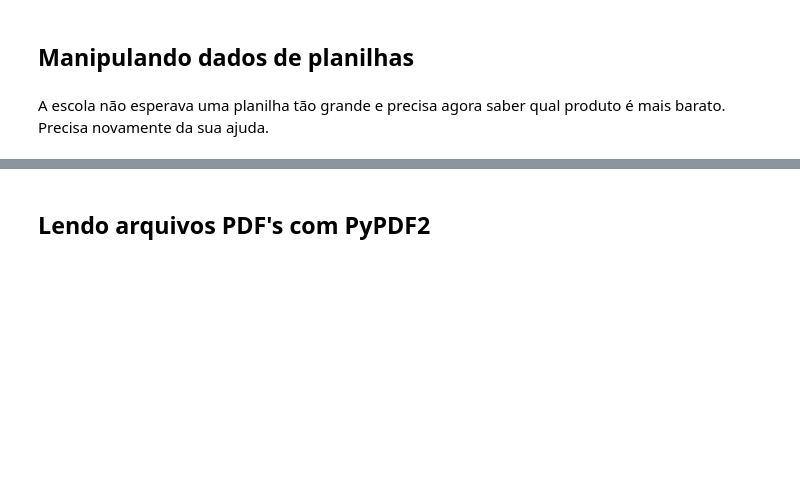
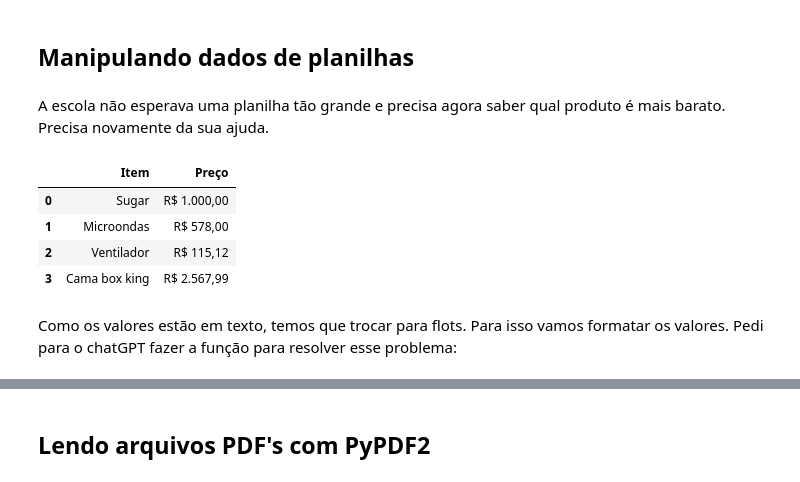
Before and after one commit to leandrocl2005/uftm-mini-cursos, a Jupyter notebook: modelagem-negocios-prototipagem/aula03_python.ipynb, the cells around one changed output, grey strips where cells are left out. Saved outputs shown, nothing was run; the diff lists cells and outputs as text; code cells hidden in the pictures; blank space fills up the shorter version.

```diff
--- a/modelagem-negocios-prototipagem/aula03_python.ipynb
+++ b/modelagem-negocios-prototipagem/aula03_python.ipynb
@@ -199,8 +310,19 @@ planilha.to_excel("output.xlsx")
 # %% [markdown]
 A escola não esperava uma planilha tão grande e precisa agora saber qual produto é mais barato. Precisa novamente da sua ajuda.
 # %%
+# lendo os dados da planilha salva
 planilha = pd.read_excel('output.xlsx', index_col=0)
-planilha.head(5)
+
+# podemos conferir olhando as 4 primeiras linhas
+planilha.head(4)
+# %% [output]
+|  | Item | Preço |
+| 0 | Sugar | R$ 1.000,00 |
+| 1 | Microondas | R$ 578,00 |
+| 2 | Ventilador | R$ 115,12 |
+| 3 | Cama box king | R$ 2.567,99 |
+# %% [markdown]
+Como os valores estão em texto, temos que trocar para flots. Para isso vamos formatar os valores. Pedi para o chatGPT fazer a função para resolver esse problema:
 # %%
 def convert_price_to_float(price): # by chatGPT
     # Remove the 'R$' from the price string
```
Also changed, not shown: parts of 80 cells of this notebook, 6 other files.
